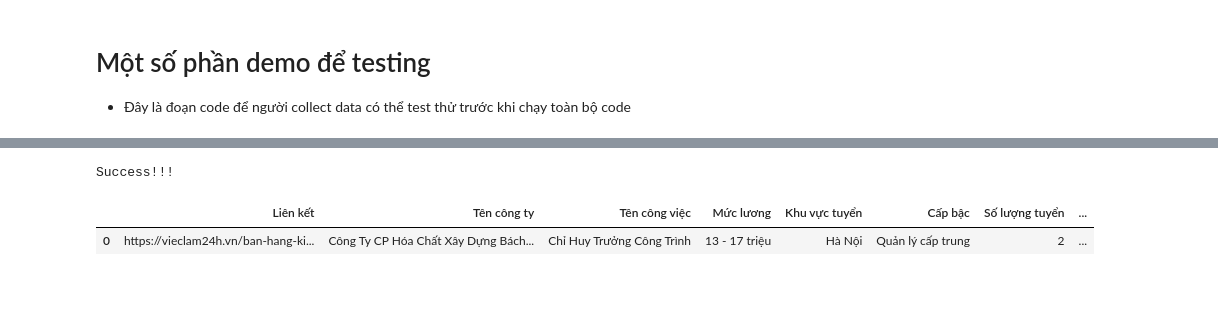
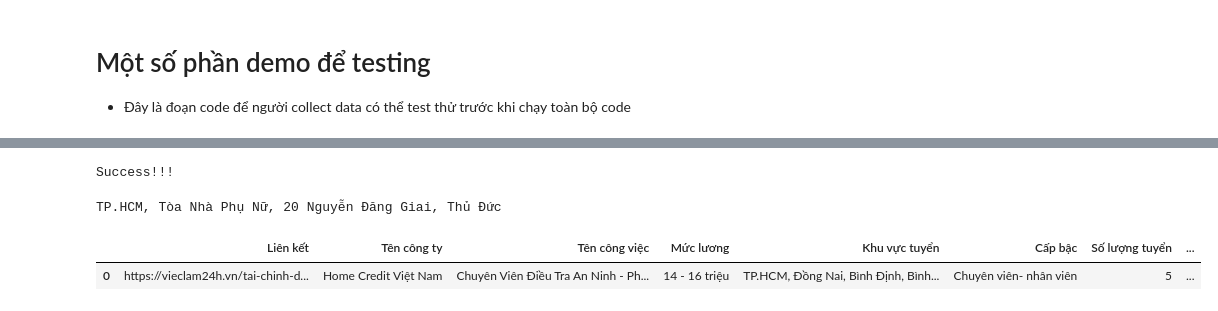
Before and after one commit to HungLVT/NMKHDL, a Jupyter notebook: notebooks/1.0-data-collecting.ipynb, the cells around one changed output, grey strips where cells are left out. Drawn from its saved outputs; the diff is of its cells as text; code cells hidden in the pictures.

```diff
--- a/notebooks/1.0-data-collecting.ipynb
+++ b/notebooks/1.0-data-collecting.ipynb
@@ -344,3 +374,10 @@ job_pool
+# %%
+
+url = 'https://vieclam24h.vn/tai-chinh-dau-tu-chung-khoan/chuyen-vien-dieu-tra-an-ninh-phong-chong-gian-lan-c18p122id200289988.html'
+job_content = get_content(url, headers=headers).text
+soup = BeautifulSoup(job_content, 'html.parser')
+# %% [output]
+Success!!!
 # %%
 # Demo lấy chi tiết
 
@@ -351,81 +388,79 @@ raw_job_details = pd.DataFrame(columns=['Liên kết','Tên công ty', 'Tên cô
 # Thông tin về công ty
 'Địa chỉ công ty', 'Quy mô công ty'])
 
-# with open('../data/job_content.txt', 'r', encoding='utf-8') as f:
-#     job_content = f.read()
-url = 'https://vieclam24h.vn/xay-dung/chi-huy-truong-cong-trinh-c31p73id200288561.html'
-job_content = get_content(url, headers=headers).text
-soup = BeautifulSoup(job_content, 'html.parser')
-
 dict_job = {}
 
-dict_job['Liên kết'] = 'https://vieclam24h.vn/ban-hang-kinh-doanh/'
+dict_job['Liên kết'] = url
 
-buffer = soup.find('h3', class_='font-normal text-16 text-se-neutral-64 mb-4')
+overview = soup.find('div', class_='md:ml-7 w-full')
+
+buffer = overview.find('h3', class_='font-normal text-16 text-se-neutral-64 mb-4')
 dict_job['Tên công ty'] = buffer.text if buffer else None
 
-buffer = soup.find('h1', class_='font-semibold text-18 md:text-24 leading-snug')
+buffer = overview.find('h1', class_='font-semibold text-18 md:text-24 leading-snug')
 dict_job['Tên công việc'] = buffer.text if buffer else None
 
-buffer = soup.find('p', class_='font-semibold text-14 text-[#8B5CF6]')
+buffer = overview.find('p', class_='font-semibold text-14 text-[#8B5CF6]')
 dict_job['Mức lương'] = buffer.text if buffer else None
 
-buffer = soup.find('a', class_='hover:text-se-accent')
-dict_job['Khu vực tuyển'] = buffer.text if buffer else None
+buffer = overview.find_all('a', class_ ="hover:text-se-accent")
+dict_job['Khu vực tuyển'] = ' '.join([element.text for element in buffer]) if buffer else None
 
 
-buffer = soup.find('p', text="Cấp bậc")
+buffer = soup.find('p', string="Cấp bậc")
 dict_job['Cấp bậc'] = buffer.find_next_sibling('p').get_text() if buffer else None
 
-buffer = soup.find('p', text="Số lượng tuyển")
+buffer = soup.find('p', string="Số lượng tuyển")
 dict_job['Số lượng tuyển'] = buffer.find_next_sibling('p').get_text() if buffer else None
 
-buffer = soup.find('p', text="Hình thức làm việc")
+buffer = soup.find('p', string="Hình thức làm việc")
 dict_job['Hình thức làm việc'] = buffer.find_next_sibling('p').get_text() if buffer else None
 
-buffer = soup.find('p', text="Yêu cầu bằng cấp")
+buffer = soup.find('p', string="Yêu cầu bằng cấp")
 dict_job['Yêu cầu bằng cấp'] = buffer.find_next_sibling('p').get_text() if buffer else None
 
-buffer = soup.find('p', text="Yêu cầu kinh nghiệm")
+buffer = soup.find('p', string="Yêu cầu kinh nghiệm")
 dict_job['Yêu cầu kinh nghiệm'] = buffer.find_next_sibling('p').get_text() if buffer else None
 
-buffer = soup.find('p', text="Ngành nghề")
+buffer = soup.find('p', string="Ngành nghề")
 dict_job['Ngành nghề'] = buffer.find_next_sibling('p').get_text() if buffer else None
 
 
-buffer1 = soup.find('h4', text="Mô tả công việc")
+buffer1 = soup.find('h4', string="Mô tả công việc")
 buffer2 = buffer1.find_next_sibling('div')
 dict_job['Mô tả công việc'] = buffer2.text if buffer2 else None
 
-buffer1 = soup.find('h4', text="Yêu cầu công việc")
+buffer1 = soup.find('h4', string="Yêu cầu công việc")
 buffer2 = buffer1.find_next_sibling('div')
 dict_job['Yêu cầu công việc'] = buffer2.text if buffer2 else None
 
-buffer1 = soup.find('h4', text="Quyền lợi")
+buffer1 = soup.find('h4', string="Quyền lợi")
 buffer2 = buffer1.find_next_sibling('div')
 dict_job['Quyền lợi'] = buffer2.text if buffer2 else None
 
-buffer1 = soup.find('h4', text="Địa điểm làm việc")
+buffer1 = soup.find('h4', string="Địa điểm làm việc")
 buffer2 = buffer1.find_next_sibling('ul')
-dict_job['Địa điểm làm việc'] = buffer2.text if buffer2 else None
+buffer3 = buffer2.find_all('li', class_ = "jsx-d84db6a84feb175e mb-2 flex text-14")
+print(buffer3[0].text)
+dict_job['Địa điểm làm việc'] = '; '.join([element.text for element in buffer3 if element.text.strip()]) if buffer3 else None
 
 
-buffer1 = soup.find('h3', text="Từ khoá")
+buffer1 = soup.find('h3', string="Từ khoá")
 buffer2 = buffer1.find_next_sibling('div')
 dict_job['Từ khóa'] = buffer2.text if buffer2 else None
 
 company = soup.find('div', class_='px-4 md:px-10 py-4 bg-white shadow-sd-12 rounded-sm mt-4 lg:mb-6')
 
 buffers = company.find_all('div', class_= 'text-14 text-se-neutral-64 w-full max-w-[125px] mr-2')
 for buffer in buffers:
     if buffer.get_text() == 'Địa chỉ:':
         dict_job['Địa chỉ công ty'] = buffer.find_next_sibling('div').text if buffer else None
     if buffer.get_text() == 'Quy mô:':
         dict_job['Quy mô công ty'] = buffer.find_next_sibling('div').text if buffer else None
 
 raw_job_details = pd.concat([raw_job_details, pd.DataFrame(dict_job, index=[0])], ignore_index=True)
 raw_job_details
 # %% [output]
-Success!!!
+TP.HCM, Tòa Nhà Phụ Nữ, 20 Nguyễn Đăng Giai, Thủ Đức
 |  | Liên kết | Tên công ty | Tên công việc | Mức lương | Khu vực tuyển | Cấp bậc | Số lượng tuyển | ... |
-| 0 | https://vieclam24h.vn/ban-hang-ki... | Công Ty CP Hóa Chất Xây Dựng Bách... | Chỉ Huy Trưởng Công Trình | 13 - 17 triệu | Hà Nội | Quản lý cấp trung | 2 | ... |
+| 0 | https://vieclam24h.vn/tai-chinh-d... | Home Credit Việt Nam | Chuyên Viên Điều Tra An Ninh - Ph... | 14 - 16 triệu | TP.HCM, Đồng Nai, Bình Định, Bình... | Chuyên viên- nhân viên | 5 | ... |
```
Also changed, not shown: parts of 12 cells of this notebook, 4 other files.
